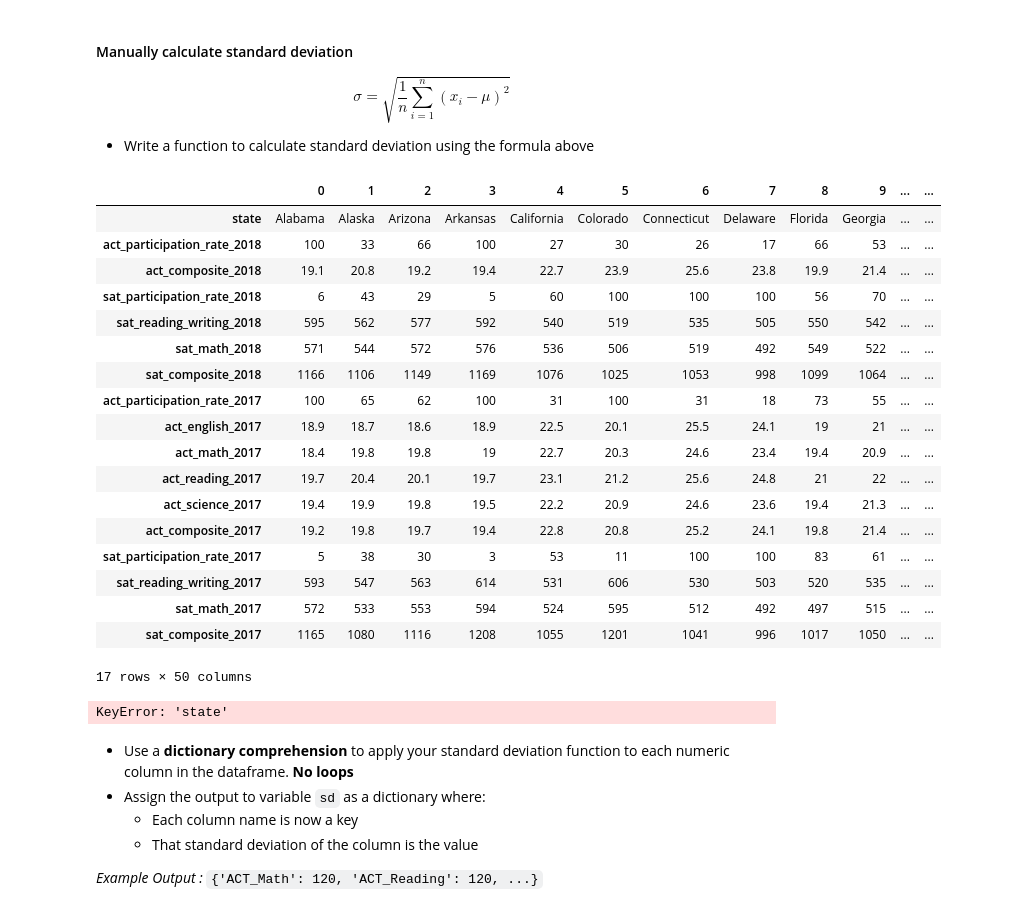
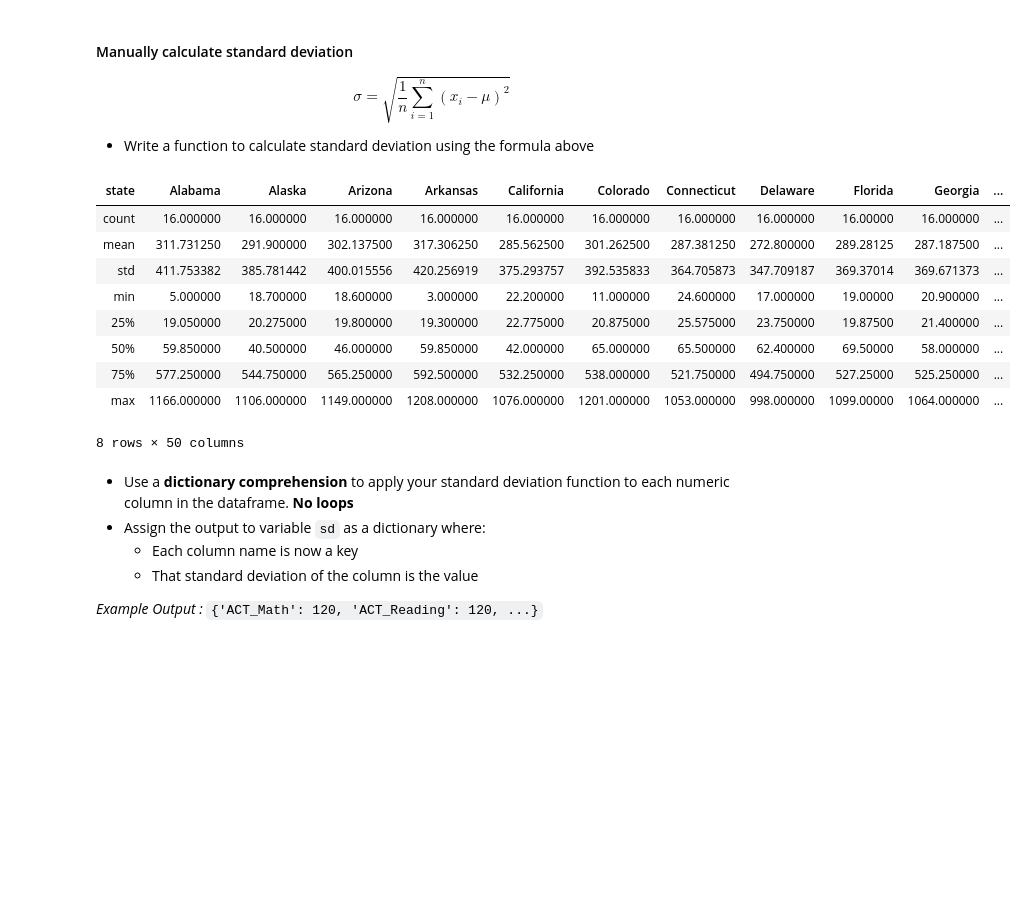
Before and after one commit to justinaugust/which-state-next, a Jupyter notebook: code/starter-code.ipynb, the cells around one changed output. Drawn from its saved outputs; the diff is of its cells as text; code cells hidden in the pictures; blank space fills up the shorter version.

```diff
--- a/code/starter-code.ipynb
+++ b/code/starter-code.ipynb
@@ -588,33 +588,22 @@ def st_dev(array):
     for n in array:
         total+=(mean - n)**2
     return((total / len(array))**.5)
-# %%
-ct = combined.transpose()
-ct
-# %% [output]
-|  | 0 | 1 | 2 | 3 | 4 | 5 | 6 | 7 | 8 | 9 | ... | ... |
-| state | Alabama | Alaska | Arizona | Arkansas | California | Colorado | Connecticut | Delaware | Florida | Georgia | ... | ... |
-| act_participation_rate_2018 | 100 | 33 | 66 | 100 | 27 | 30 | 26 | 17 | 66 | 53 | ... | ... |
-| act_composite_2018 | 19.1 | 20.8 | 19.2 | 19.4 | 22.7 | 23.9 | 25.6 | 23.8 | 19.9 | 21.4 | ... | ... |
-| sat_participation_rate_2018 | 6 | 43 | 29 | 5 | 60 | 100 | 100 | 100 | 56 | 70 | ... | ... |
-| sat_reading_writing_2018 | 595 | 562 | 577 | 592 | 540 | 519 | 535 | 505 | 550 | 542 | ... | ... |
-| sat_math_2018 | 571 | 544 | 572 | 576 | 536 | 506 | 519 | 492 | 549 | 522 | ... | ... |
-| sat_composite_2018 | 1166 | 1106 | 1149 | 1169 | 1076 | 1025 | 1053 | 998 | 1099 | 1064 | ... | ... |
-| act_participation_rate_2017 | 100 | 65 | 62 | 100 | 31 | 100 | 31 | 18 | 73 | 55 | ... | ... |
-| act_english_2017 | 18.9 | 18.7 | 18.6 | 18.9 | 22.5 | 20.1 | 25.5 | 24.1 | 19 | 21 | ... | ... |
-| act_math_2017 | 18.4 | 19.8 | 19.8 | 19 | 22.7 | 20.3 | 24.6 | 23.4 | 19.4 | 20.9 | ... | ... |
-| act_reading_2017 | 19.7 | 20.4 | 20.1 | 19.7 | 23.1 | 21.2 | 25.6 | 24.8 | 21 | 22 | ... | ... |
-| act_science_2017 | 19.4 | 19.9 | 19.8 | 19.5 | 22.2 | 20.9 | 24.6 | 23.6 | 19.4 | 21.3 | ... | ... |
-| act_composite_2017 | 19.2 | 19.8 | 19.7 | 19.4 | 22.8 | 20.8 | 25.2 | 24.1 | 19.8 | 21.4 | ... | ... |
-| sat_participation_rate_2017 | 5 | 38 | 30 | 3 | 53 | 11 | 100 | 100 | 83 | 61 | ... | ... |
-| sat_reading_writing_2017 | 593 | 547 | 563 | 614 | 531 | 606 | 530 | 503 | 520 | 535 | ... | ... |
-| sat_math_2017 | 572 | 533 | 553 | 594 | 524 | 595 | 512 | 492 | 497 | 515 | ... | ... |
-| sat_composite_2017 | 1165 | 1080 | 1116 | 1208 | 1055 | 1201 | 1041 | 996 | 1017 | 1050 | ... | ... |
-17 rows × 50 columns
-# %%
-{key:combined.T[key] for key in combined.to_dict(orient='state')}
-# %% [output]
-KeyError: 'state'
+# %%
+combined.index = combined['state']
+combined.drop(columns = 'state', inplace=True)
+# %%
+combined.T.describe()
+# %% [output]
+| state | Alabama | Alaska | Arizona | Arkansas | California | Colorado | Connecticut | Delaware | Florida | Georgia | ... |
+| count | 16.000000 | 16.000000 | 16.000000 | 16.000000 | 16.000000 | 16.000000 | 16.000000 | 16.000000 | 16.00000 | 16.000000 | ... |
+| mean | 311.731250 | 291.900000 | 302.137500 | 317.306250 | 285.562500 | 301.262500 | 287.381250 | 272.800000 | 289.28125 | 287.187500 | ... |
+| std | 411.753382 | 385.781442 | 400.015556 | 420.256919 | 375.293757 | 392.535833 | 364.705873 | 347.709187 | 369.37014 | 369.671373 | ... |
+| min | 5.000000 | 18.700000 | 18.600000 | 3.000000 | 22.200000 | 11.000000 | 24.600000 | 17.000000 | 19.00000 | 20.900000 | ... |
+| 25% | 19.050000 | 20.275000 | 19.800000 | 19.300000 | 22.775000 | 20.875000 | 25.575000 | 23.750000 | 19.87500 | 21.400000 | ... |
+| 50% | 59.850000 | 40.500000 | 46.000000 | 59.850000 | 42.000000 | 65.000000 | 65.500000 | 62.400000 | 69.50000 | 58.000000 | ... |
+| 75% | 577.250000 | 544.750000 | 565.250000 | 592.500000 | 532.250000 | 538.000000 | 521.750000 | 494.750000 | 527.25000 | 525.250000 | ... |
+| max | 1166.000000 | 1106.000000 | 1149.000000 | 1208.000000 | 1076.000000 | 1201.000000 | 1053.000000 | 998.000000 | 1099.00000 | 1064.000000 | ... |
+8 rows × 50 columns
 # %% [markdown]
 - Use a **dictionary comprehension** to apply your standard deviation function to each numeric column in the dataframe.  **No loops**
 - Assign the output to variable `sd` as a dictionary where:
```
Also changed, not shown: parts of 16 cells of this notebook.
